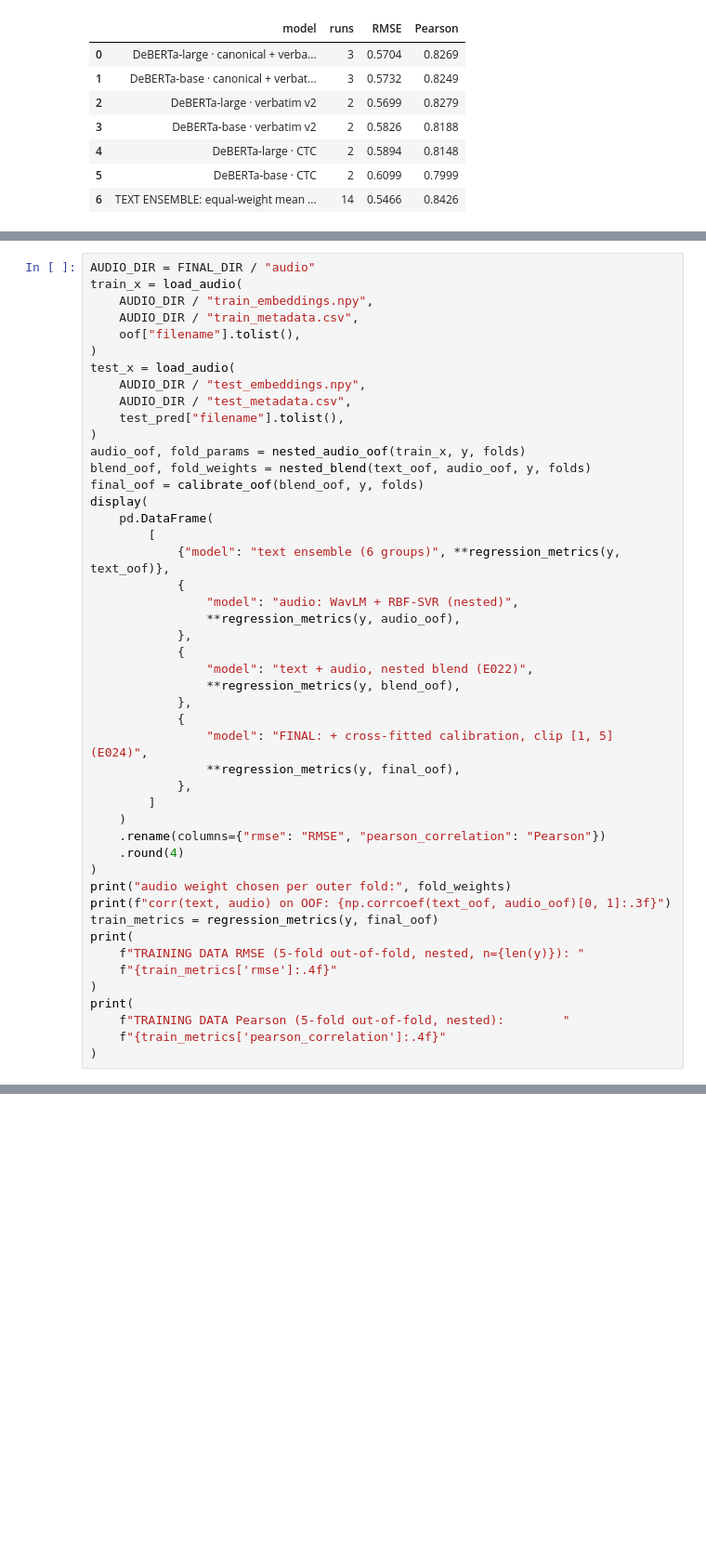
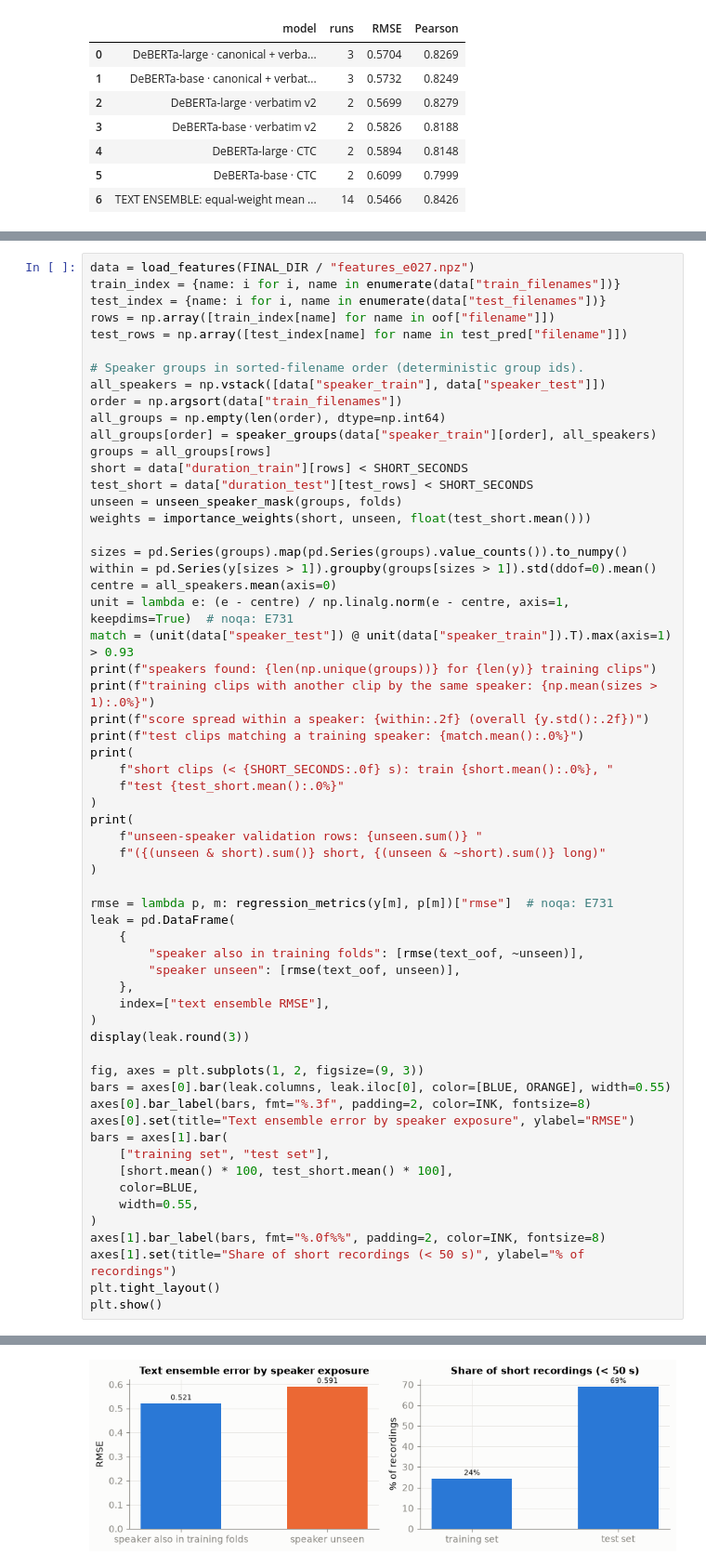
Before and after one commit to lijoraju/grammar-scoring, a Jupyter notebook: notebooks/03_final_submission.ipynb, the cells around one changed output, grey strips where cells are left out. Shown at 93% size. Drawn from its saved outputs; the diff is of its cells as text; blank space fills up the shorter version.

```diff
--- a/notebooks/03_final_submission.ipynb
+++ b/notebooks/03_final_submission.ipynb
@@ -381,48 +382,61 @@ embedding to a score.
 # %%
-AUDIO_DIR = FINAL_DIR / "audio"
-train_x = load_audio(
-    AUDIO_DIR / "train_embeddings.npy",
-    AUDIO_DIR / "train_metadata.csv",
-    oof["filename"].tolist(),
-)
-test_x = load_audio(
-    AUDIO_DIR / "test_embeddings.npy",
-    AUDIO_DIR / "test_metadata.csv",
-    test_pred["filename"].tolist(),
-)
-audio_oof, fold_params = nested_audio_oof(train_x, y, folds)
-blend_oof, fold_weights = nested_blend(text_oof, audio_oof, y, folds)
-final_oof = calibrate_oof(blend_oof, y, folds)
-display(
-    pd.DataFrame(
-        [
-            {"model": "text ensemble (6 groups)", **regression_metrics(y, text_oof)},
-            {
-                "model": "audio: WavLM + RBF-SVR (nested)",
-                **regression_metrics(y, audio_oof),
-            },
-            {
-                "model": "text + audio, nested blend (E022)",
-                **regression_metrics(y, blend_oof),
-            },
-            {
-                "model": "FINAL: + cross-fitted calibration, clip [1, 5] (E024)",
-                **regression_metrics(y, final_oof),
-            },
-        ]
-    )
-    .rename(columns={"rmse": "RMSE", "pearson_correlation": "Pearson"})
-    .round(4)
-)
-print("audio weight chosen per outer fold:", fold_weights)
-print(f"corr(text, audio) on OOF: {np.corrcoef(text_oof, audio_oof)[0, 1]:.3f}")
-train_metrics = regression_metrics(y, final_oof)
+data = load_features(FINAL_DIR / "features_e027.npz")
+train_index = {name: i for i, name in enumerate(data["train_filenames"])}
+test_index = {name: i for i, name in enumerate(data["test_filenames"])}
+rows = np.array([train_index[name] for name in oof["filename"]])
+test_rows = np.array([test_index[name] for name in test_pred["filename"]])
+
+# Speaker groups in sorted-filename order (deterministic group ids).
+all_speakers = np.vstack([data["speaker_train"], data["speaker_test"]])
+order = np.argsort(data["train_filenames"])
+all_groups = np.empty(len(order), dtype=np.int64)
+all_groups[order] = speaker_groups(data["speaker_train"][order], all_speakers)
+groups = all_groups[rows]
+short = data["duration_train"][rows] < SHORT_SECONDS
+test_short = data["duration_test"][test_rows] < SHORT_SECONDS
+unseen = unseen_speaker_mask(groups, folds)
+weights = importance_weights(short, unseen, float(test_short.mean()))
+
+sizes = pd.Series(groups).map(pd.Series(groups).value_counts()).to_numpy()
+within = pd.Series(y[sizes > 1]).groupby(groups[sizes > 1]).std(ddof=0).mean()
+centre = all_speakers.mean(axis=0)
+unit = lambda e: (e - centre) / np.linalg.norm(e - centre, axis=1, keepdims=True)  # noqa: E731
+match = (unit(data["speaker_test"]) @ unit(data["speaker_train"]).T).max(axis=1) > 0.93
+print(f"speakers found: {len(np.unique(groups))} for {len(y)} training clips")
+print(f"training clips with another clip by the same speaker: {np.mean(sizes > 1):.0%}")
+print(f"score spread within a speaker: {within:.2f} (overall {y.std():.2f})")
+print(f"test clips matching a training speaker: {match.mean():.0%}")
 print(
-    f"TRAINING DATA RMSE (5-fold out-of-fold, nested, n={len(y)}): "
-    f"{train_metrics['rmse']:.4f}"
+    f"short clips (< {SHORT_SECONDS:.0f} s): train {short.mean():.0%}, "
+    f"test {test_short.mean():.0%}"
 )
 print(
-    f"TRAINING DATA Pearson (5-fold out-of-fold, nested):        "
-    f"{train_metrics['pearson_correlation']:.4f}"
+    f"unseen-speaker validation rows: {unseen.sum()} "
+    f"({(unseen & short).sum()} short, {(unseen & ~short).sum()} long)"
 )
+
+rmse = lambda p, m: regression_metrics(y[m], p[m])["rmse"]  # noqa: E731
+leak = pd.DataFrame(
+    {
+        "speaker also in training folds": [rmse(text_oof, ~unseen)],
+        "speaker unseen": [rmse(text_oof, unseen)],
+    },
+    index=["text ensemble RMSE"],
+)
+display(leak.round(3))
+
+fig, axes = plt.subplots(1, 2, figsize=(9, 3))
+bars = axes[0].bar(leak.columns, leak.iloc[0], color=[BLUE, ORANGE], width=0.55)
+axes[0].bar_label(bars, fmt="%.3f", padding=2, color=INK, fontsize=8)
+axes[0].set(title="Text ensemble error by speaker exposure", ylabel="RMSE")
+bars = axes[1].bar(
+    ["training set", "test set"],
+    [short.mean() * 100, test_short.mean() * 100],
+    color=BLUE,
+    width=0.55,
+)
+axes[1].bar_label(bars, fmt="%.0f%%", padding=2, color=INK, fontsize=8)
+axes[1].set(title="Share of short recordings (< 50 s)", ylabel="% of recordings")
+plt.tight_layout()
+plt.show()
 # %% [output]
@@ -438 +451,2 @@ TRAINING DATA Pearson (5-fold out-of-fold, nested):        0.8734
+[figure, added]
 # %% [markdown]
```
Also changed, not shown: parts of 21 cells of this notebook, 4 other files.
